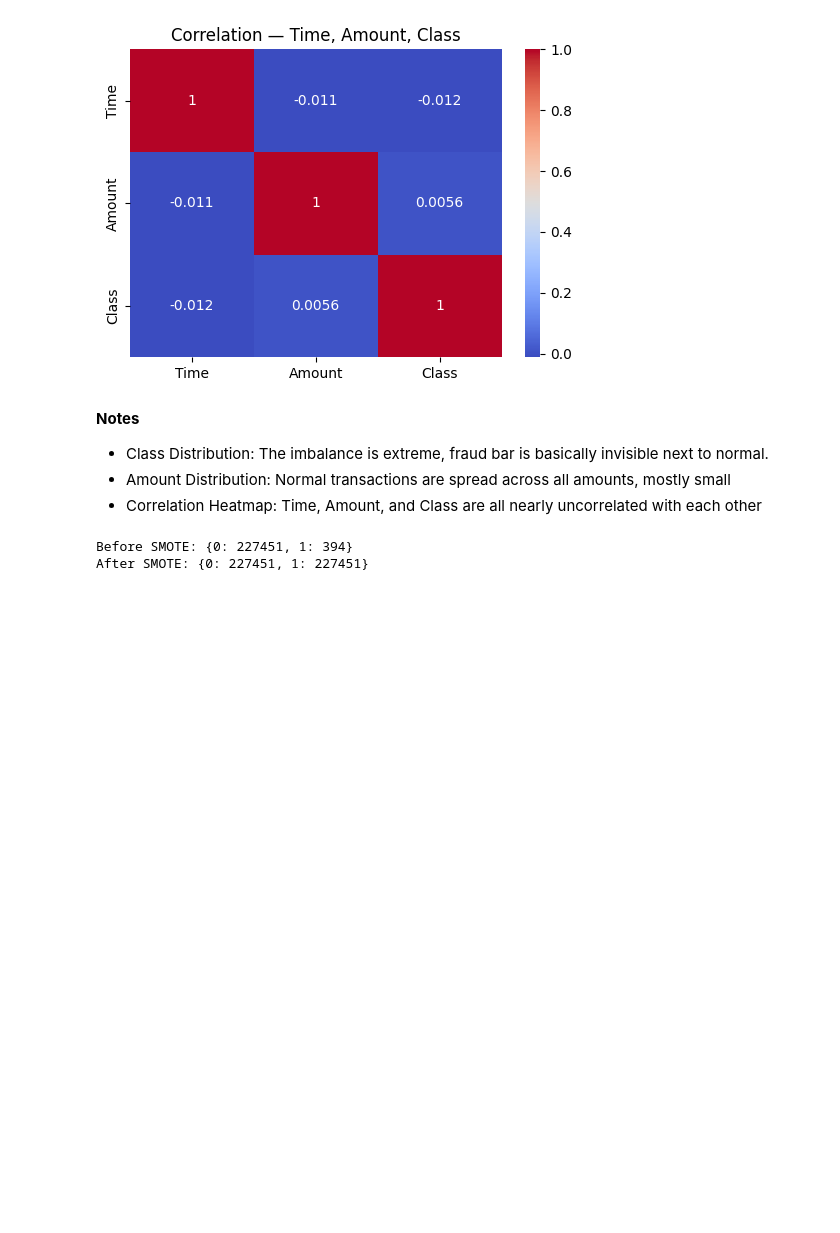
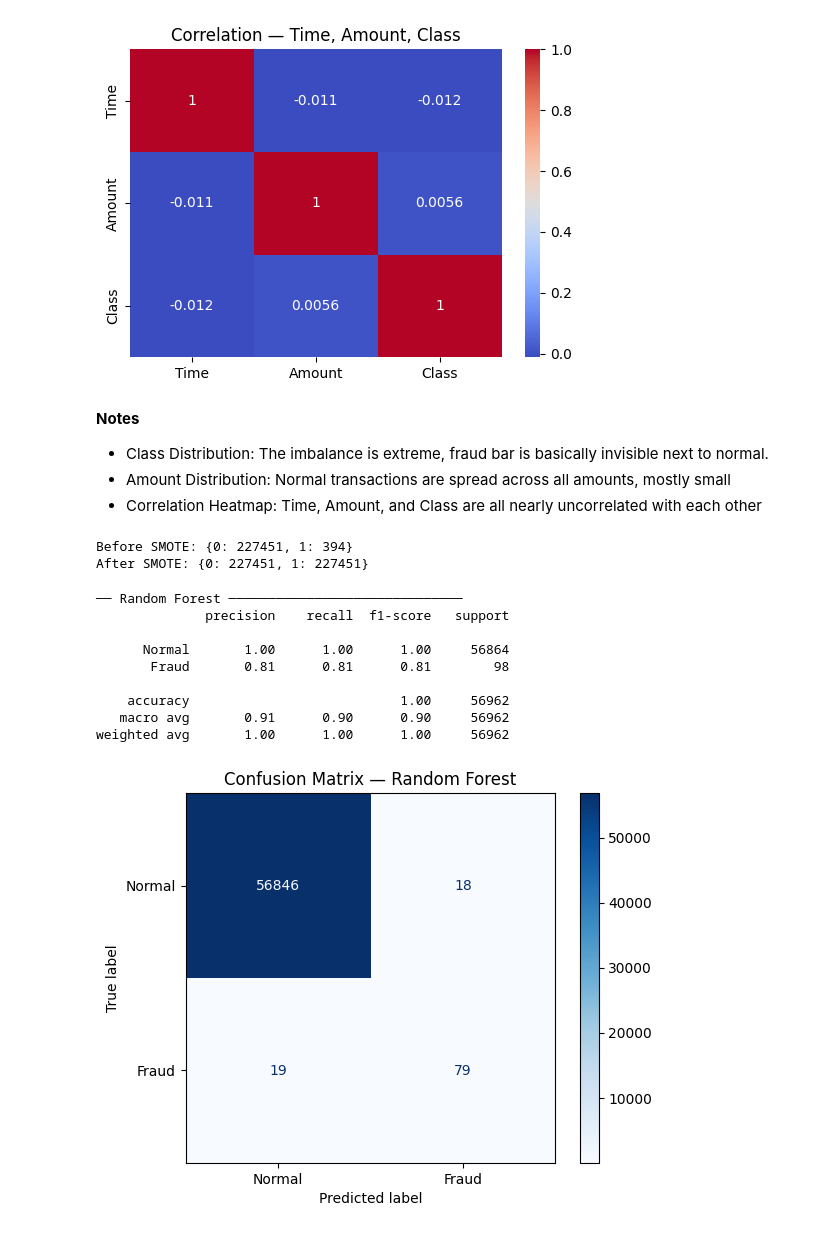
Before and after one commit to yusuf-codes10/touir-youcef-abderahim-ml-automal-homework, a Jupyter notebook: machine_learning.ipynb, the cells around one changed output. Cells and saved outputs as stored; diff of their text form; code cells hidden in the pictures; blank space fills up the shorter version.

Commit message:
Random Forrest tree | takes longer time

```diff
--- a/machine_learning.ipynb
+++ b/machine_learning.ipynb
@@ -375,3 +375,36 @@ print("After SMOTE:", y_train_sm.value_counts().to_dict())
 # %% [output]
 Before SMOTE: {0: 227451, 1: 394}
 After SMOTE: {0: 227451, 1: 227451}
+# %%
+# PROJECT 2 : Classification — Random Forest
+from sklearn.ensemble import RandomForestClassifier
+from sklearn.metrics import classification_report, confusion_matrix, ConfusionMatrixDisplay
+
+# 1. Train Random Forest
+rf = RandomForestClassifier(n_estimators=100, random_state=42, n_jobs=-1)
+rf.fit(X_train_sm, y_train_sm)
+
+# 2. Predict
+y_pred_rf = rf.predict(X_test)
+
+# 3. Evaluation
+print("── Random Forest ──────────────────────────────")
+print(classification_report(y_test, y_pred_rf, target_names=['Normal', 'Fraud']))
+
+# 4. Confusion Matrix
+cm = confusion_matrix(y_test, y_pred_rf)
+disp = ConfusionMatrixDisplay(confusion_matrix=cm, display_labels=['Normal', 'Fraud'])
+disp.plot(cmap='Blues')
+plt.title('Confusion Matrix — Random Forest')
+plt.show()
+# %% [output]
+── Random Forest ──────────────────────────────
+              precision    recall  f1-score   support
+
+      Normal       1.00      1.00      1.00     56864
+       Fraud       0.81      0.81      0.81        98
+
+    accuracy                           1.00     56962
+   macro avg       0.91      0.90      0.90     56962
+weighted avg       1.00      1.00      1.00     56962
+[figure, added]
```
